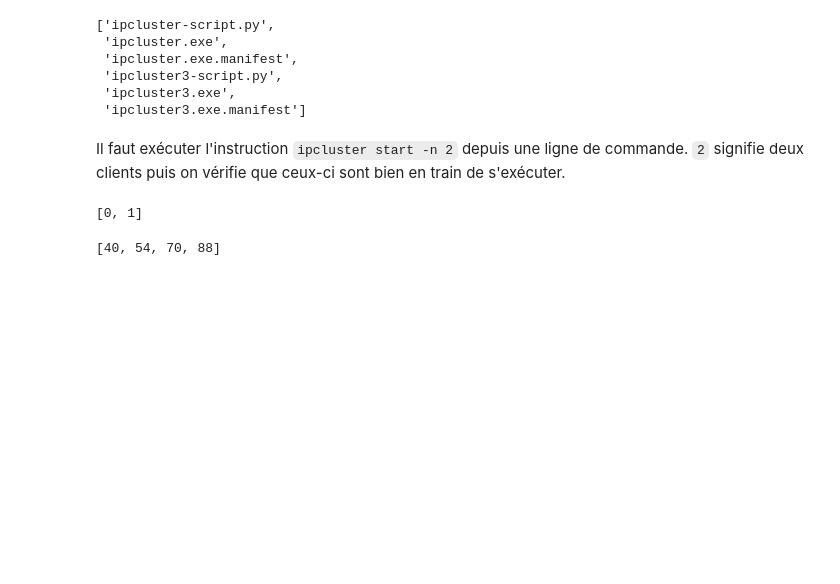
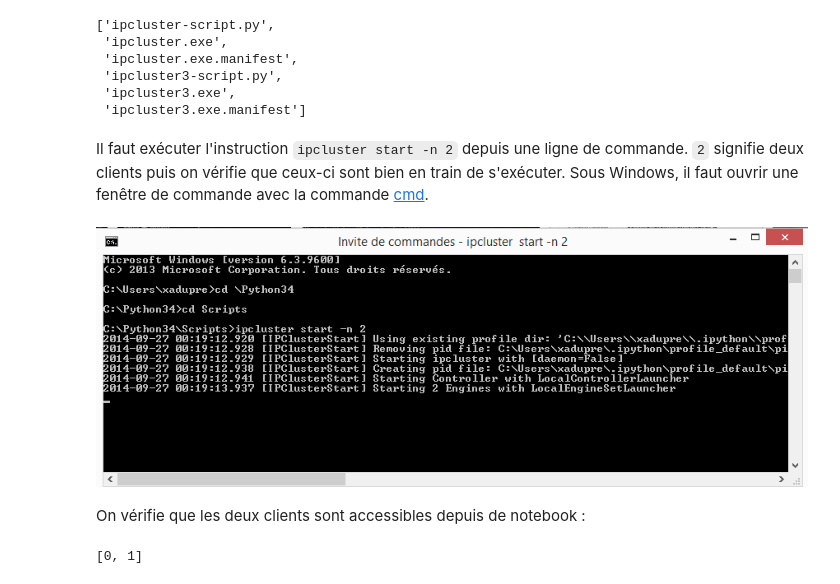
Before and after one commit to sdpython/ensae_teaching_cs, a Jupyter notebook: _doc/notebooks/td2a/td2a_cenonce_session_2D.ipynb, the cells around one changed output. Saved outputs shown, nothing was run; the diff lists cells and outputs as text; code cells hidden in the pictures; blank space fills up the shorter version.

```diff
--- a/_doc/notebooks/td2a/td2a_cenonce_session_2D.ipynb
+++ b/_doc/notebooks/td2a/td2a_cenonce_session_2D.ipynb
@@ -30,7 +35,14 @@ f
  'ipcluster3.exe',
  'ipcluster3.exe.manifest']
 # %% [markdown]
-Il faut exécuter l'instruction ``ipcluster start -n 2`` depuis une ligne de commande. ``2`` signifie deux clients puis on vérifie que ceux-ci sont bien en train de s'exécuter.
+Il faut exécuter l'instruction ``ipcluster start -n 2`` depuis une ligne de commande. ``2`` signifie deux clients puis on vérifie que ceux-ci sont bien en train de s'exécuter. Sous Windows, il faut ouvrir une fenêtre de commande avec la commande [cmd](http://windows.microsoft.com/fr-fr/windows/command-prompt-faq#1TC=windows-8).
+# %%
+from IPython.core.display import Image
+Image("cmdipc.png")
+# %% [output]
+[figure, added]
+# %% [markdown]
+On vérifie que les deux clients sont accessibles depuis de notebook :
 # %%
 from IPython import parallel
 clients = parallel.Client()
@@ -44,5 +52,0 @@ def mul(a, b):
-# %%
-view = clients.load_balanced_view()
-view.map(mul, [5, 6, 7, 8], [8, 9, 10, 11])
-# %% [output]
-[40, 54, 70, 88]
```
Also changed, not shown: parts of 25 cells of this notebook, 3 other files.
